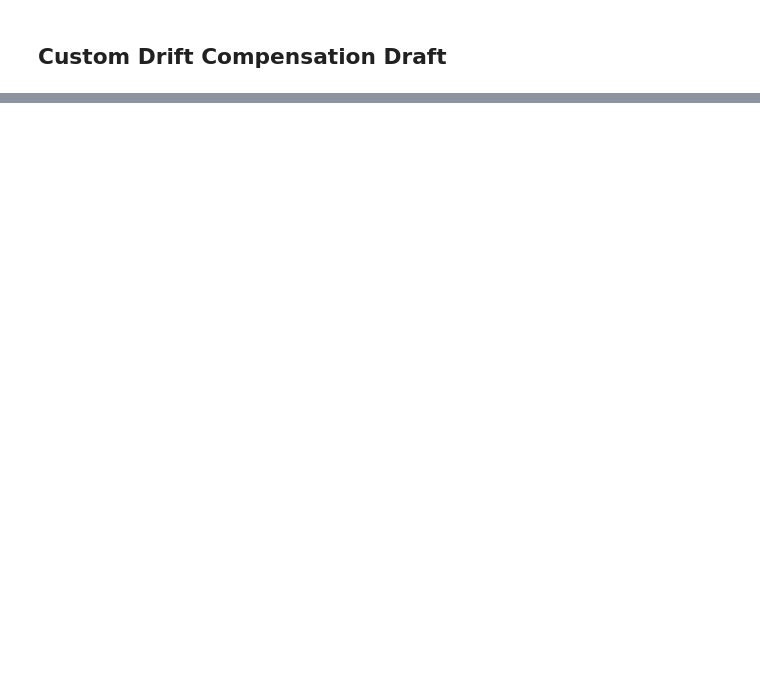
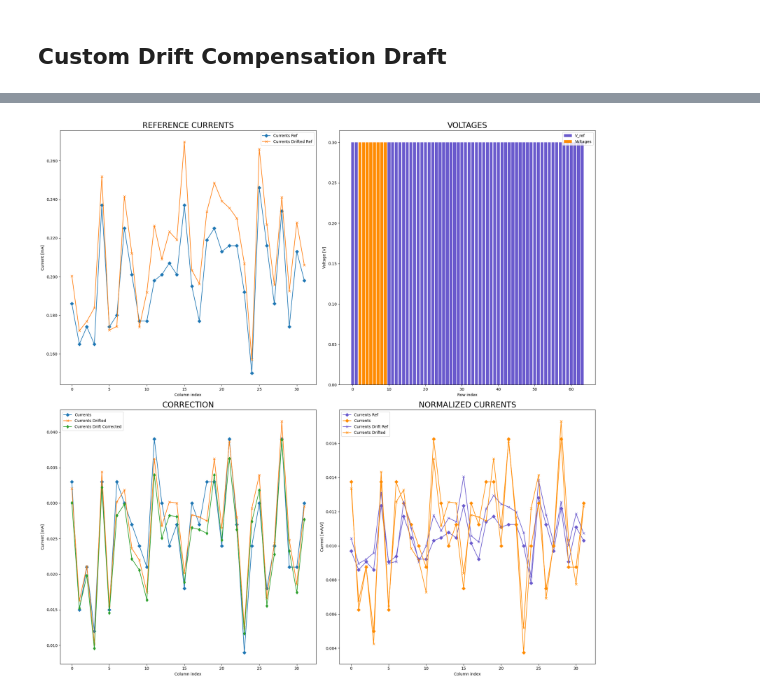
Before and after one commit to ApprehensiveKnee/aihwkit, a Jupyter notebook: sandbox/utils/drift_compensation.ipynb, the cells around one changed output, grey strips where cells are left out. Cells and saved outputs as stored; diff of their text form; code cells hidden in the pictures; blank space fills up the shorter version.

```diff
--- a/sandbox/utils/drift_compensation.ipynb
+++ b/sandbox/utils/drift_compensation.ipynb
@@ -393,0 +330,10 @@ plt.show()
+# %%
+
+
+# recompute the currents using a reference value for the voltages  to apply the IBM correction
+#Vref = np.concatenate([np.array([Vdd]*(N//2)), np.array([0]*(N//2))])
+Vref = np.array([Vdd]*N)
+currents_ref = np.zeros(M)
+for i in range(M):
+    currents_ref[i] = np.dot(simple_crossbar[:,i], Vref)
+print("The reference currents at initialization are ([0,10]): ", currents_ref[:10])
@@ -393,0 +502,71 @@ plt.show()
+# %%
+# Employ the IBM correction, compute the currents on the drifted crossbar usin the reference voltages
+currents_drift_ref = np.zeros(M)
+for i in range(M):
+    currents_drift_ref[i] = np.dot(simple_crossbar_drift[:,i], Vref)
+
+
+ideal_IBM_correction = sum(currents_drift)/sum(currents)
+ref_IBM_correction = sum(currents_drift_ref)/sum(currents_ref)
+print("IBM correction factor: ", ref_IBM_correction)
+
+# correct the currents
+currents_drift_corrected_IBM = currents_drift/ref_IBM_correction
+
+
+# =========== PLOT REFERENCE CURRENTS ===========
+fig, ax = plt.subplots(2,2, figsize=(20,20))
+ax[0,0].plot(currents_ref, label="Currents Ref", marker='D')
+ax[0,0].plot(currents_drift_ref, label="Currents Drifted Ref", marker='x')
+ax[0,0].set_xlabel("Column index")
+ax[0,0].set_ylabel(r"Current [mA]")
+ax[0,0].yaxis.set_major_formatter(plt.FuncFormatter(lambda x, loc: "{:.3f}".format(x*1e3)))
+ax[0,0].legend()
+ax[0,0].set_title("REFERENCE CURRENTS", fontsize=20)
+
+# =========== PLOT CORRECTION EFFECTS ===========
+# Plot currents and currents_drift_corrected_IBM
+ax[1,0].plot(currents, label="Currents", marker='D')
+ax[1,0].plot(currents_drift, label="Currents Drifted", marker='x')
+ax[1,0].plot(currents_drift_corrected_IBM, label="Currents Drift Corrected", marker='d')
+ax[1,0].set_xlabel("Column index")
+ax[1,0].set_ylabel(r"Current [mA]")
+ax[1,0].yaxis.set_major_formatter(plt.FuncFormatter(lambda x, loc: "{:.3f}".format(x*1e3)))
+ax[1,0].legend()
+ax[1,0].set_title("CORRECTION", fontsize=20)
+
+
+# =========== PLOT V_ref - voltages ===========
+ax[0,1].bar(np.arange(N), Vref, label="V_ref", color='slateblue')
+ax[0,1].bar(np.arange(N), voltages, label="Voltages", color='darkorange')
+ax[0,1].set_xlabel("Row index")
+ax[0,1].set_ylabel("Voltage [V]")
+ax[0,1].legend()
+ax[0,1].set_title("VOLTAGES", fontsize=20)
+
+# =========== PLOT currents_ref - currents  ===========
+# normalize the currents by the sum of voltage signals
+# applied to the crossbar to obtain those
+ax[1,1].plot(currents_ref/sum(Vref), label="Currents Ref", marker='D', color='slateblue')
+ax[1,1].plot(currents/sum(voltages), label="Currents", marker='D', color= 'darkorange')
+ax[1,1].plot(currents_drift_ref/sum(Vref), label="Currents Drift Ref", marker='x', color='slateblue')
+ax[1,1].plot(currents_drift/sum(voltages), label="Currents Drifted", marker='x', color='darkorange')
+ax[1,1].set_xlabel("Column index")
+ax[1,1].set_ylabel(r"Current [mA/V]")
+ax[1,1].yaxis.set_major_formatter(plt.FuncFormatter(lambda x, loc: "{:.3f}".format(x*1e3)))
+ax[1,1].legend()
+ax[1,1].set_title("NORMALIZED CURRENTS", fontsize=20)
+
+
+
+plt.tight_layout()
+
+# compute the MSE
+MSE = compute_MSE(currents, currents_drift_corrected_IBM, verbose=True)
+SUM_DIFF_SQR = compute_SUM_DIFF_SQR(currents, currents_drift_corrected_IBM, verbose=True)
+
+# compute MSE error between the currents vs currents_ref and currents vs currents_approx
+MSE_ref = compute_MSE(currents, currents_drift_ref, verbose=False)
+
+print("MSE_ref: ", MSE_ref)
+# %% [output]
@@ -393,0 +581 @@ plt.show()
+[figure, added]
```
Also changed, not shown: parts of 21 cells of this notebook, 12 other files.
